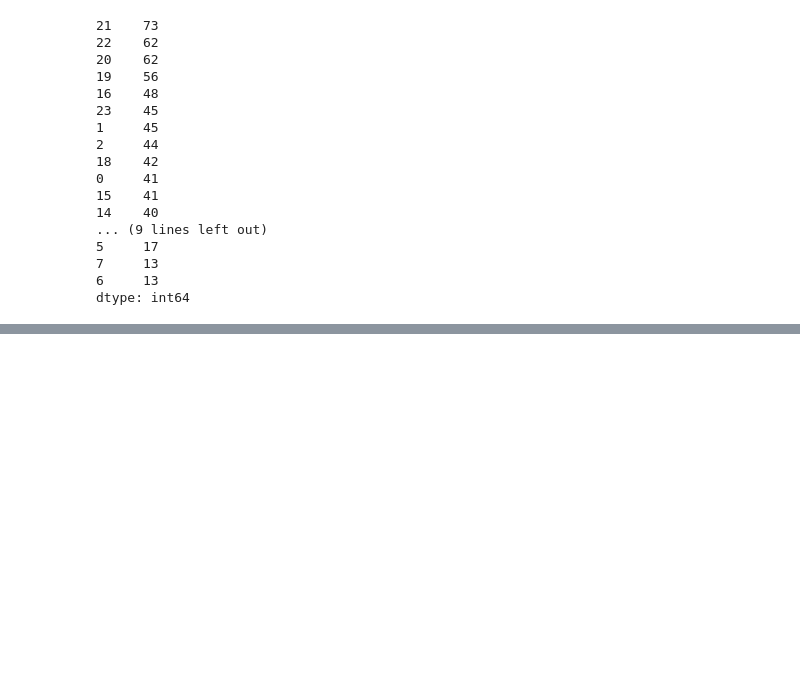
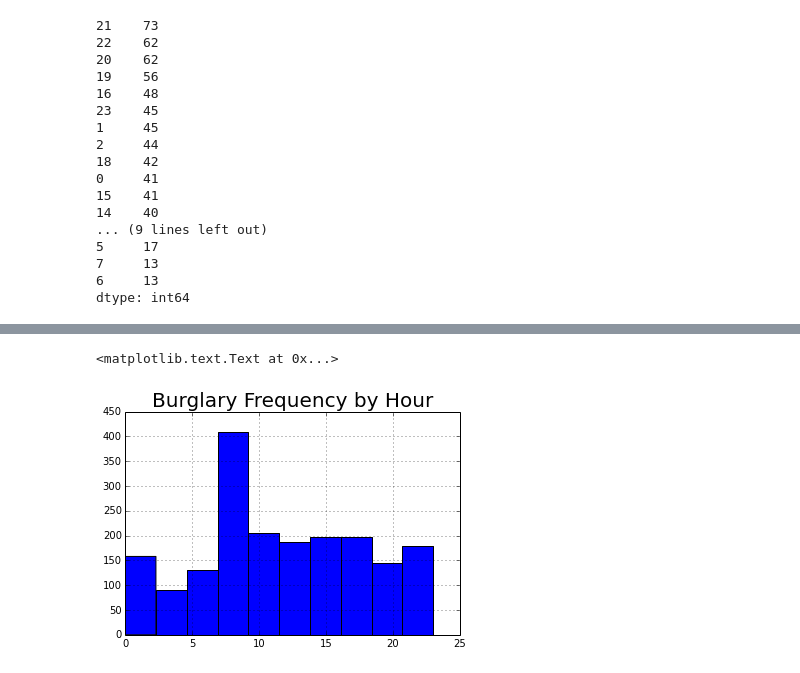
Before and after one commit to carlosmiguelpatino/MetodosComputacionales, a Jupyter notebook: Tarea3/Houston_tenemos_un_problema.ipynb, the cells around one changed output, grey strips where cells are left out. Cells and saved outputs as stored; diff of their text form; code cells hidden in the pictures; blank space fills up the shorter version.

```diff
--- a/Tarea3/Houston_tenemos_un_problema.ipynb
+++ b/Tarea3/Houston_tenemos_un_problema.ipynb
@@ -55,7 +63,10 @@ plt.title("Theft Hour Frequency")
 # %%
 #Burglary histogram
-plt.subplot(221)
 Burglary = HoustonData.loc[HoustonData['Offense Type'] == 'Burglary']
 Burglary.Hour.hist()
+plt.title("Burglary Frequency by Hour", fontsize = 20)
+# %% [output]
+<matplotlib.text.Text at 0x...>
+[figure, added]
 # %%
 #Auto Theft histogram
```
Also changed, not shown: parts of 10 cells of this notebook.
